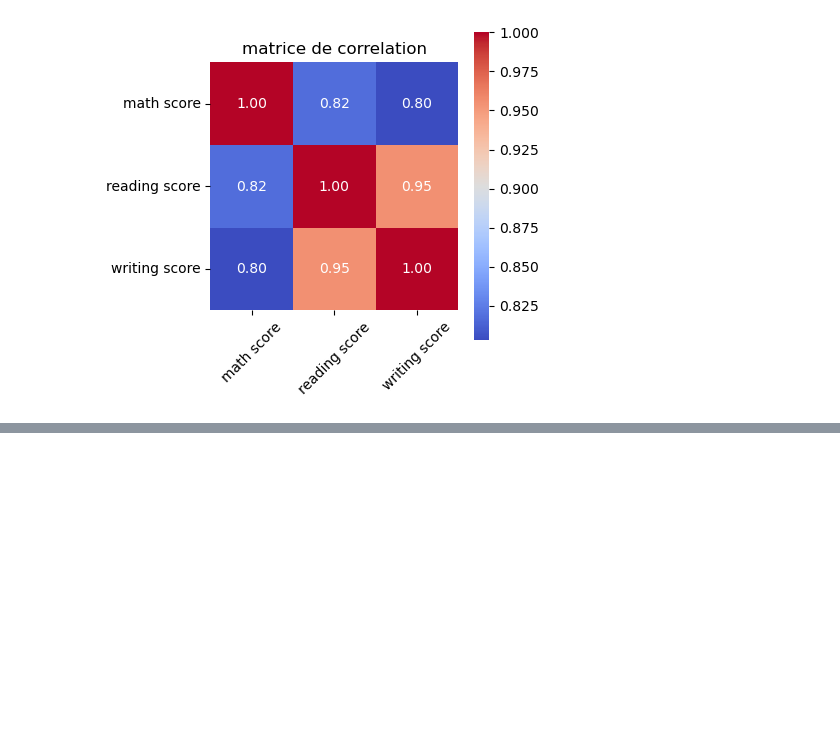
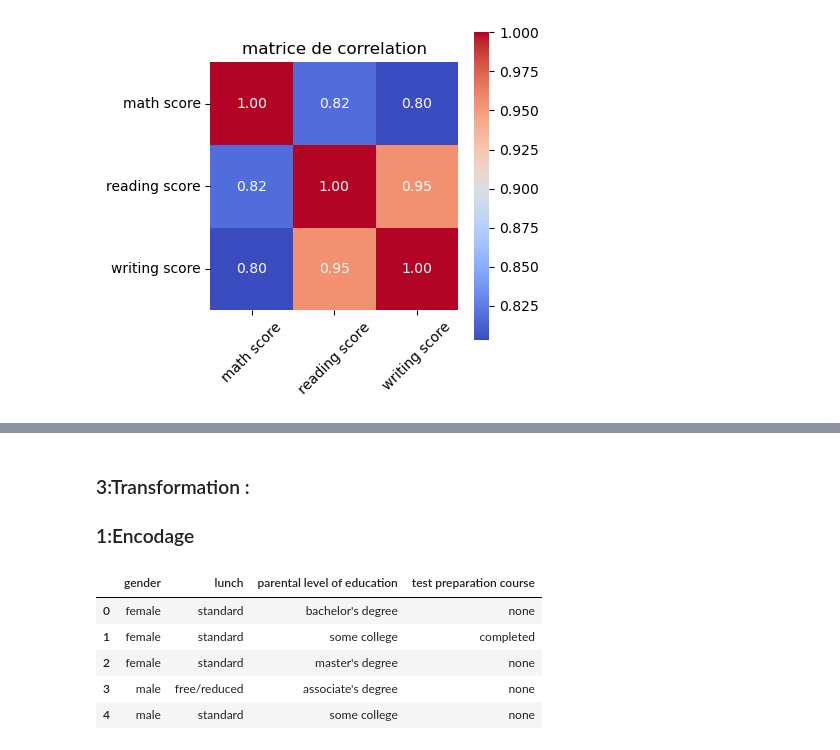
Before and after one commit to zelkadiri603-lang/mini_projet_ML, a Jupyter notebook: ML.ipynb, the cells around one changed output, grey strips where cells are left out. Cells and saved outputs as stored; diff of their text form; code cells hidden in the pictures; blank space fills up the shorter version.

```diff
--- a/ML.ipynb
+++ b/ML.ipynb
@@ -188,0 +233,12 @@ plot.show()
+# %% [markdown]
+### 3:Transformation :
+### 1:Encodage
+# %%
+df[['gender', 'lunch', 'parental level of education','test preparation course']].head()
+# %% [output]
+|  | gender | lunch | parental level of education | test preparation course |
+| 0 | female | standard | bachelor's degree | none |
+| 1 | female | standard | some college | completed |
+| 2 | female | standard | master's degree | none |
+| 3 | male | free/reduced | associate's degree | none |
+| 4 | male | standard | some college | none |
```
Also changed, not shown: parts of 18 cells of this notebook.
